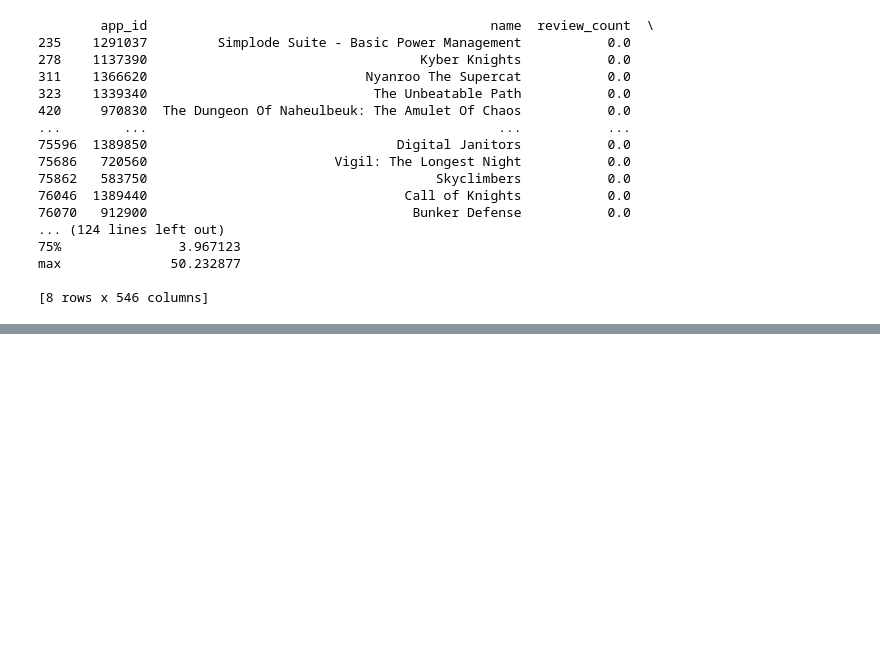
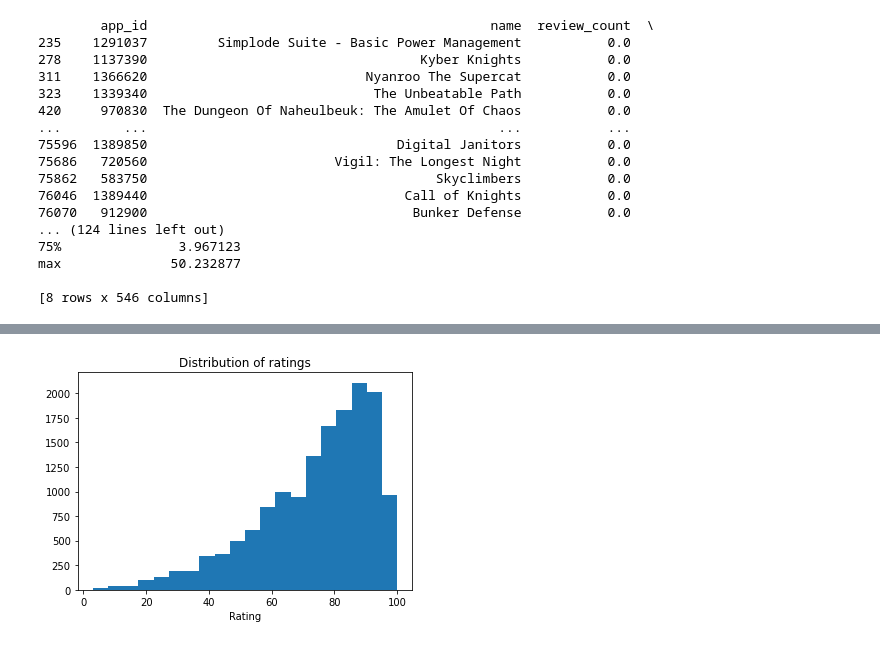
Before and after one commit to LukasL97/IDS-Steam, a Jupyter notebook: Project_incompletedata.ipynb, the cells around one changed output, grey strips where cells are left out. Cells and saved outputs as stored; diff of their text form; code cells hidden in the pictures; blank space fills up the shorter version.

```diff
--- a/Project_incompletedata.ipynb
+++ b/Project_incompletedata.ipynb
@@ -423,0 +439,10 @@ category_Half-Life Franchise Franchise         0
+# %%
+# To get a better impression of the distribution, only ratings > 0 will be viewed next:
+rated_games = games[games['rating']>0]
+mat.hist(x=rated_games['rating'], bins=20)
+mat.title('Distribution of ratings')
+mat.xlabel('Rating')
+mat.show()
+# Most games seem to have a fairly good to very good rating.
+# %% [output]
+[figure, added]
```
Also changed, not shown: parts of 17 cells of this notebook.
